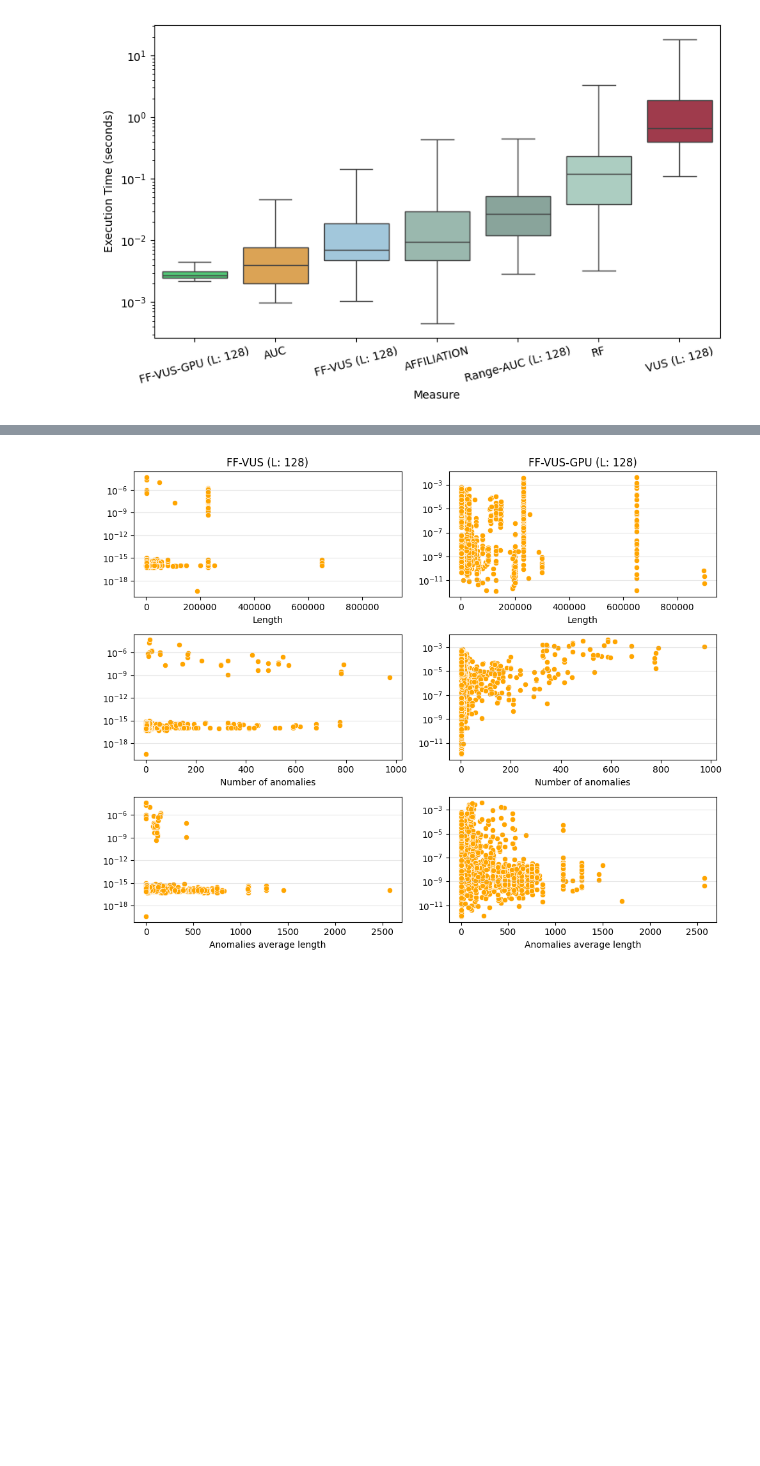
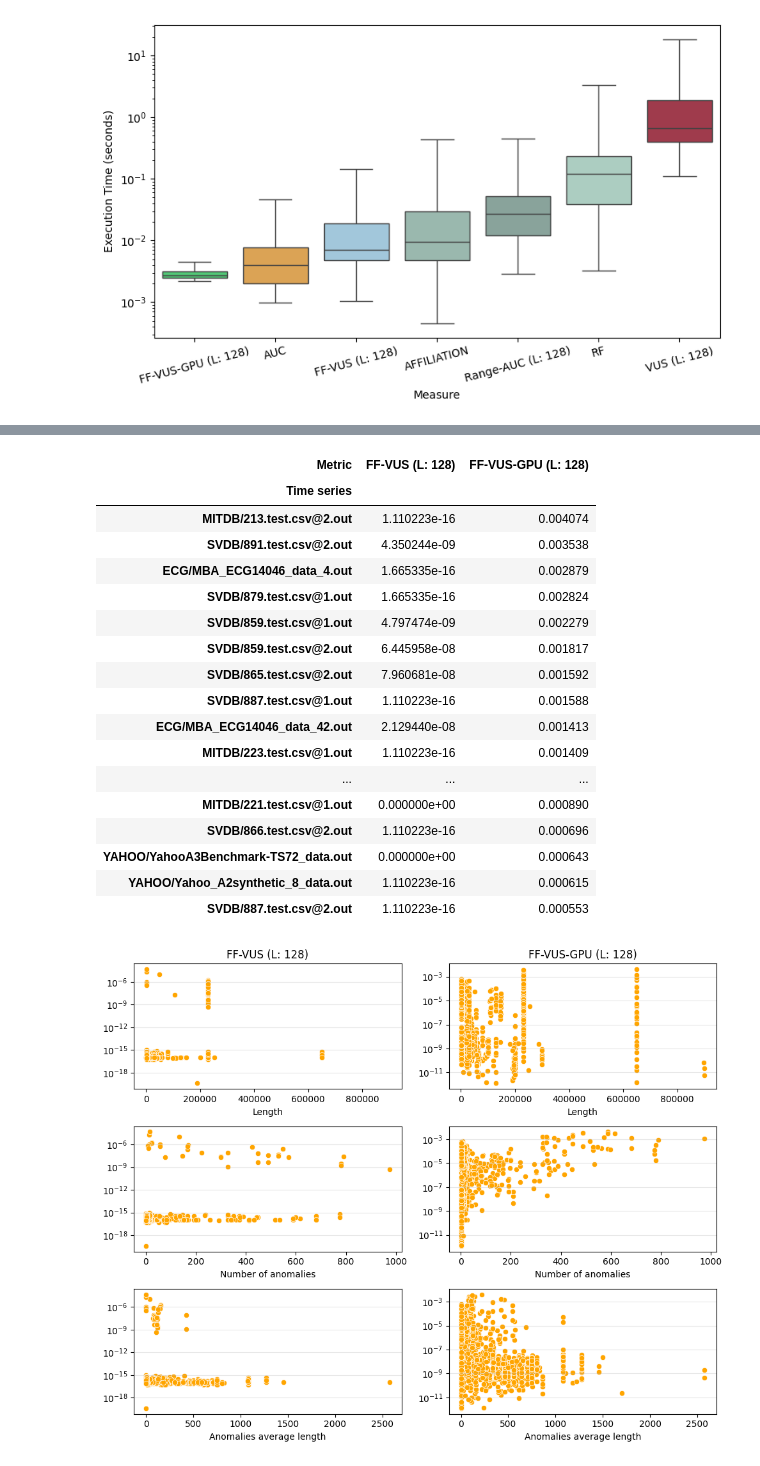
Before and after one commit to sylligardos/ff-vus, a Jupyter notebook: src/notebooks/allmetrics_defparams_tsb.ipynb, the cells around one changed output, grey strips where cells are left out. Cells and saved outputs as stored; diff of their text form; code cells hidden in the pictures; blank space fills up the shorter version.

```diff
--- a/src/notebooks/allmetrics_defparams_tsb.ipynb
+++ b/src/notebooks/allmetrics_defparams_tsb.ipynb
@@ -123,3 +153,24 @@ plt.show()
+# %%
+dif_df.sort_values(by='FF-VUS-GPU (L: 128)', ascending=False).head(20)
+# %% [output]
+| Metric | FF-VUS (L: 128) | FF-VUS-GPU (L: 128) |
+| Time series |  |  |
+| MITDB/213.test.csv@2.out | 1.110223e-16 | 0.004074 |
+| SVDB/891.test.csv@2.out | 4.350244e-09 | 0.003538 |
+| ECG/MBA_ECG14046_data_4.out | 1.665335e-16 | 0.002879 |
+| SVDB/879.test.csv@1.out | 1.665335e-16 | 0.002824 |
+| SVDB/859.test.csv@1.out | 4.797474e-09 | 0.002279 |
+| SVDB/859.test.csv@2.out | 6.445958e-08 | 0.001817 |
+| SVDB/865.test.csv@2.out | 7.960681e-08 | 0.001592 |
+| SVDB/887.test.csv@1.out | 1.110223e-16 | 0.001588 |
+| ECG/MBA_ECG14046_data_42.out | 2.129440e-08 | 0.001413 |
+| MITDB/223.test.csv@1.out | 1.110223e-16 | 0.001409 |
+| ... | ... | ... |
+| MITDB/221.test.csv@1.out | 0.000000e+00 | 0.000890 |
+| SVDB/866.test.csv@2.out | 1.110223e-16 | 0.000696 |
+| YAHOO/YahooA3Benchmark-TS72_data.out | 0.000000e+00 | 0.000643 |
+| YAHOO/Yahoo_A2synthetic_8_data.out | 1.110223e-16 | 0.000615 |
+| SVDB/887.test.csv@2.out | 1.110223e-16 | 0.000553 |
 # %%
 attributes = ["Length", "Number of anomalies", "Anomalies average length"]
 for attr in attributes:
```
Also changed, not shown: parts of 4 cells of this notebook, 10 other files.
